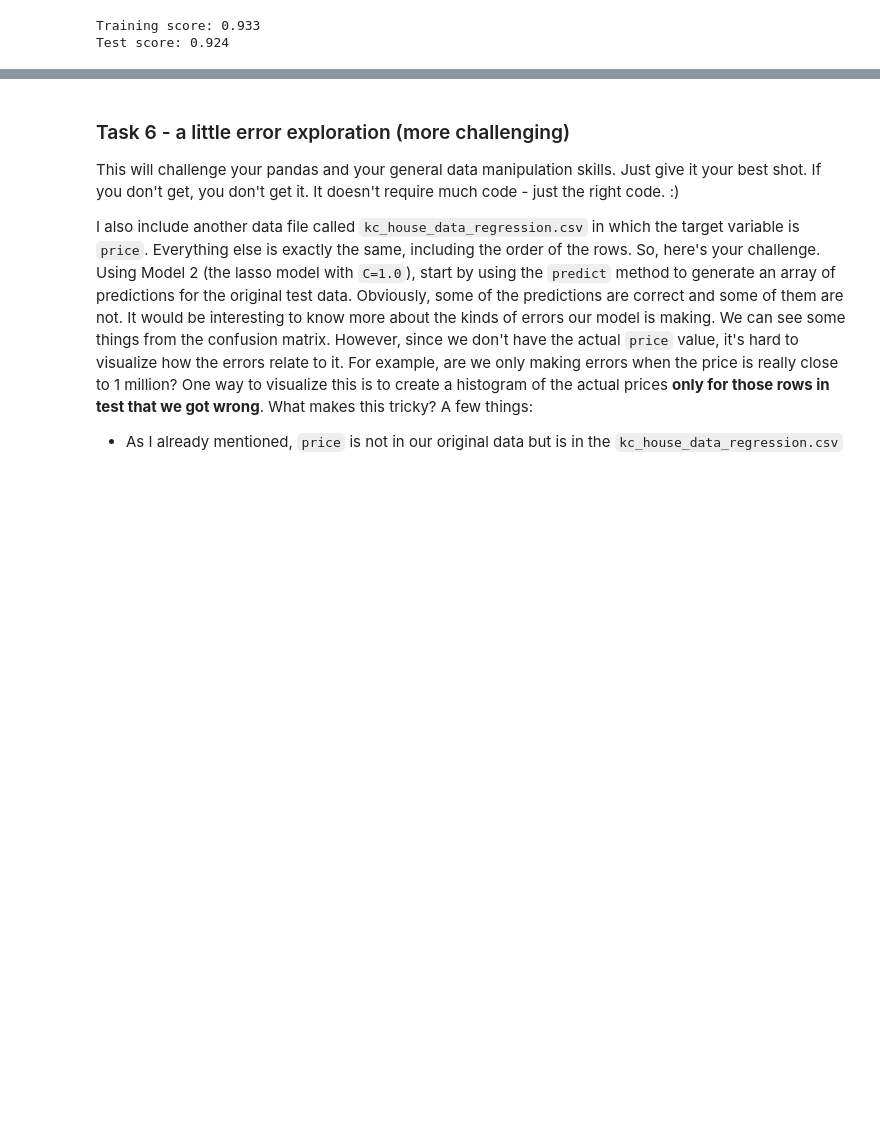
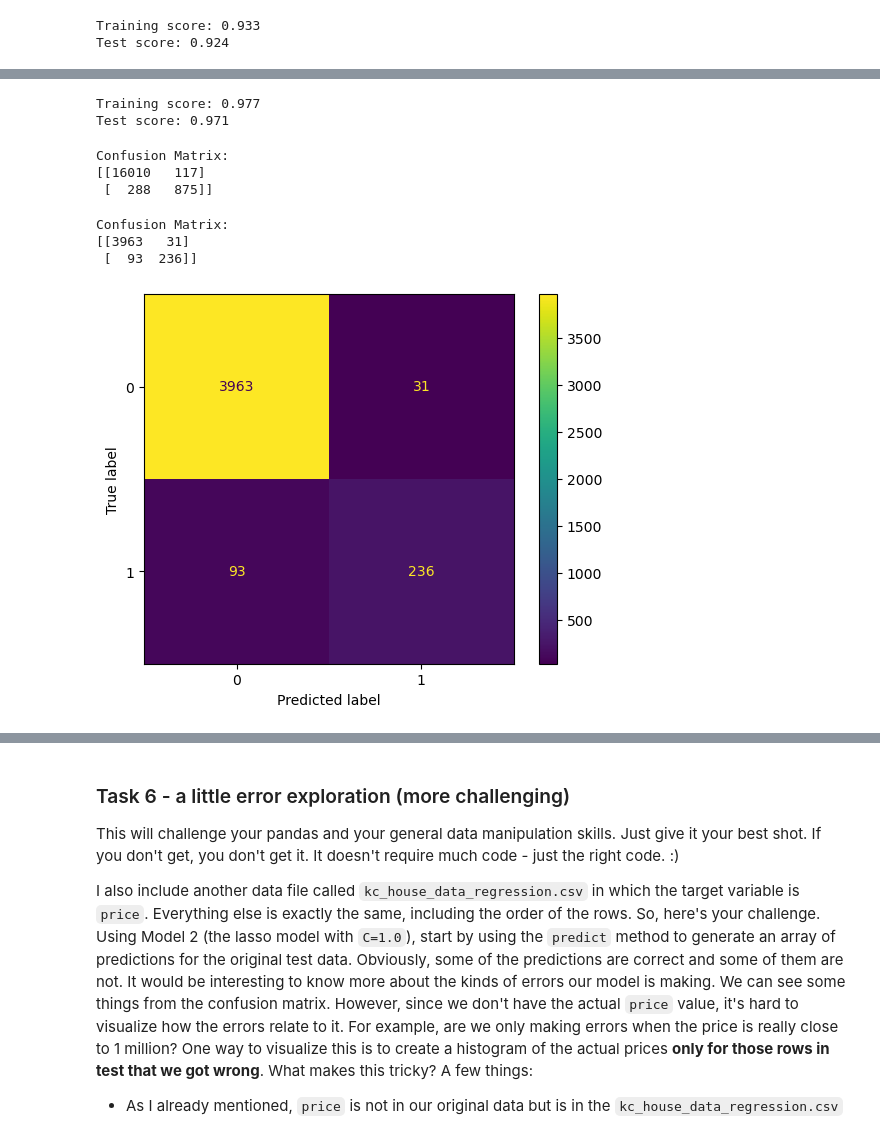
Before and after one commit to aestrona/KC_Housing_Classification, a Jupyter notebook: aap_hw1_s23_sklearn.ipynb, the cells around one changed output, grey strips where cells are left out. Cells and saved outputs as stored; diff of their text form; code cells hidden in the pictures; blank space fills up the shorter version.

```diff
--- a/aap_hw1_s23_sklearn.ipynb
+++ b/aap_hw1_s23_sklearn.ipynb
@@ -333,0 +416,49 @@ The null model it pretty good because our data is unbalanced 92% with the test d
+# %%
+#Create transformer objects
+numeric_transformer = StandardScaler()
+categorical_transformer = OneHotEncoder(handle_unknown='ignore')
+
+# Combine transformers into a preprocessor step
+preprocessor = ColumnTransformer(
+    transformers=[
+        ('num', numeric_transformer, numeric_vars),
+        ('cat', categorical_transformer, categorical_vars)])
+
+# Classifier model 2
+clf_l1_C1 = LogisticRegression(penalty='l1', C=1, solver='saga', max_iter=500)
+
+# Append classifier to preprocessing pipeline.
+# Now we have a full prediction pipeline.
+clf_l1_C1 = Pipeline(steps=[('preprocessor', preprocessor),
+                      ('classifier', clf_l1_C1)])
+# %%
+clf_l1_C1.fit(X_train, y_train)
+
+print(f"Training score: {clf_l1_C1.score(X_train, y_train):.3f}")
+print(f"Test score: {clf_l1_C1.score(X_test, y_test):.3f}")
+# %% [output]
+Training score: 0.977
+Test score: 0.971
+# %%
+y_pred = clf_l1_C1.predict(X_train)
+cm_clf_l1_C1_train = confusion_matrix(y_train, y_pred)
+print("Confusion Matrix:")
+print(cm_clf_l1_C1_train)
+# %% [output]
+Confusion Matrix:
+[[16010   117]
+ [  288   875]]
+# %%
+y_pred = clf_l1_C1.predict(X_test)
+cm_clf_l1_C1_test = confusion_matrix(y_test, y_pred)
+print("Confusion Matrix:")
+print(cm_clf_l1_C1_test)
+
+disp = ConfusionMatrixDisplay(confusion_matrix=cm_clf_l1_C1_test, display_labels=clf.classes_)
+disp.plot()
+plt.show()
+# %% [output]
+Confusion Matrix:
+[[3963   31]
+ [  93  236]]
+[figure, added]
```
Also changed, not shown: parts of 47 cells of this notebook.
